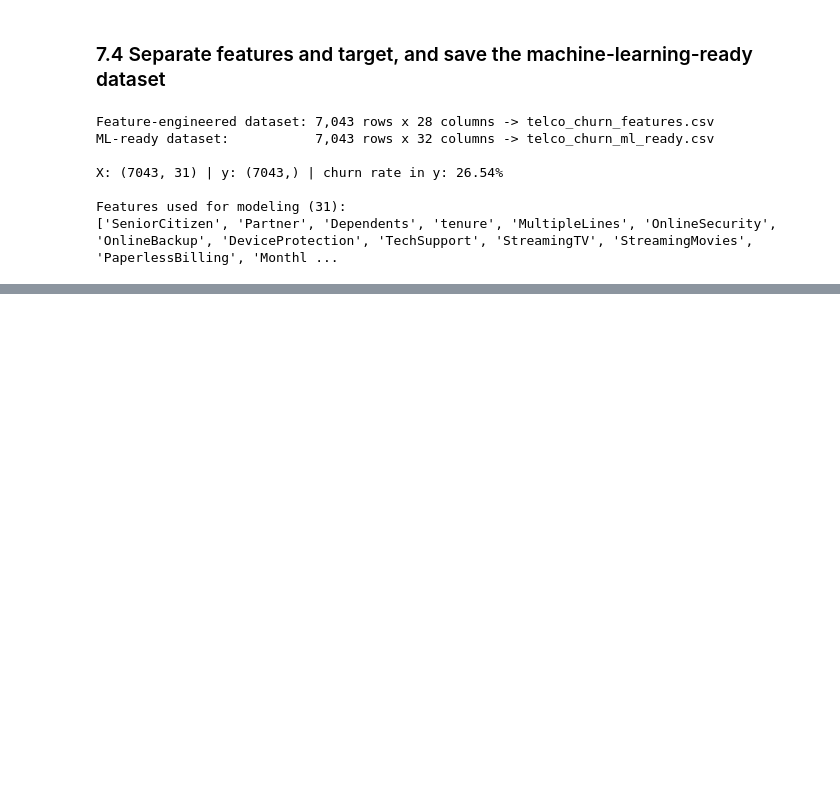
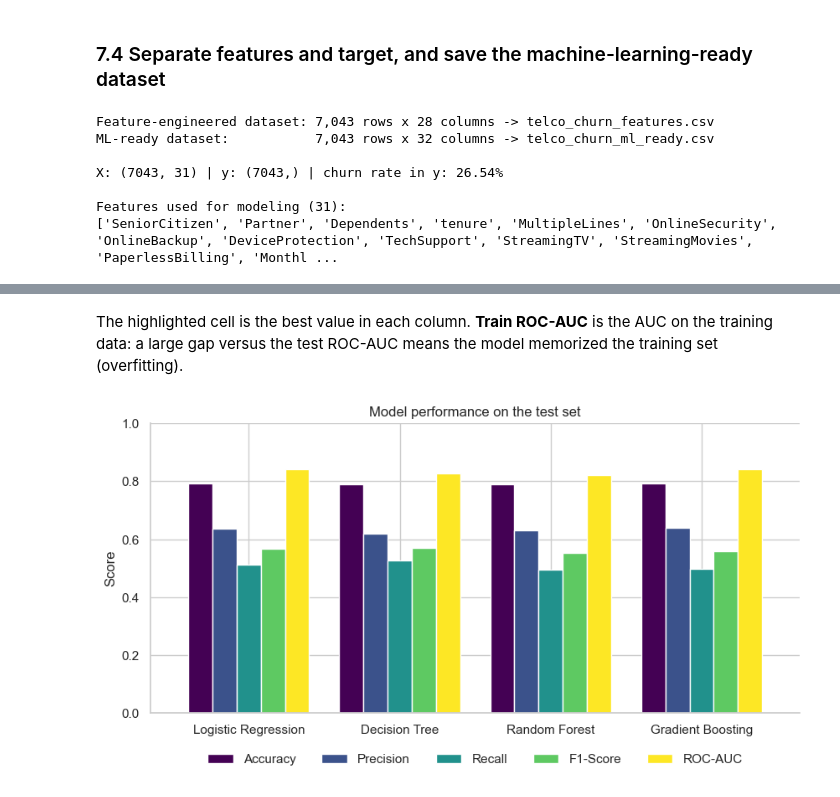
Before and after one commit to Da1vReyes/customer_churn_prediction, a Jupyter notebook: notebooks/customer_churn_analysis.ipynb, the cells around one changed output, grey strips where cells are left out. Drawn from its saved outputs; the diff is of its cells as text; code cells hidden in the pictures; blank space fills up the shorter version.

Commit message:
notebook: model development and evaluation sections

```diff
--- a/notebooks/customer_churn_analysis.ipynb
+++ b/notebooks/customer_churn_analysis.ipynb
@@ -657,0 +669,19 @@ _Next: Week 3, train/test split and classification models (Logistic Regression,
+# %%
+from churn.data.loader import load_ml_ready_data
+from churn.modeling.evaluate import METRICS, compare_models, confusion_matrix_table, evaluate_models
+from churn.modeling.split import save_split, split_data
+from churn.modeling.train import XGBOOST_AVAILABLE, get_models, train_models
+from churn.visualization.model_plots import plot_confusion_matrices, plot_model_comparison, plot_roc_curves
+
+df_model = load_ml_ready_data()
+X_train, X_test, y_train, y_test = split_data(df_model)
+save_split(X_train, X_test, y_train, y_test)
+
+pd.DataFrame(
+    {
+        "rows": [len(X_train), len(X_test)],
+        "features": [X_train.shape[1], X_test.shape[1]],
+        "churn rate": [f"{y_train.mean():.2%}", f"{y_test.mean():.2%}"],
+    },
+    index=["Training set", "Testing set"],
+)
@@ -657,0 +705,5 @@ _Next: Week 3, train/test split and classification models (Logistic Regression,
+# %%
+print("XGBoost available:", XGBOOST_AVAILABLE)
+models = get_models()
+fitted = train_models(models, X_train, y_train)
+list(fitted)
@@ -657,0 +731,5 @@ _Next: Week 3, train/test split and classification models (Logistic Regression,
+# %%
+results = evaluate_models(fitted, X_train, y_train, X_test, y_test)
+
+baseline = pd.Series(results["Logistic Regression"]["metrics"], name="Logistic Regression").round(4)
+baseline.to_frame()
@@ -657,0 +753,3 @@ _Next: Week 3, train/test split and classification models (Logistic Regression,
+# %%
+comparison = compare_models(results)
+comparison.round(4).style.highlight_max(axis=0, color="#cfe8cf")
@@ -657,0 +762,8 @@ _Next: Week 3, train/test split and classification models (Logistic Regression,
+# %% [markdown]
+The highlighted cell is the best value in each column. **Train ROC-AUC** is the AUC on the training data: a large gap versus the test ROC-AUC means the model memorized the training set (overfitting).
+# %%
+fig = plot_model_comparison(comparison)
+save_fig(fig, "model_performance.png")
+plt.show()
+# %% [output]
+[figure, added]
```
Also changed, not shown: parts of 20 cells of this notebook.
